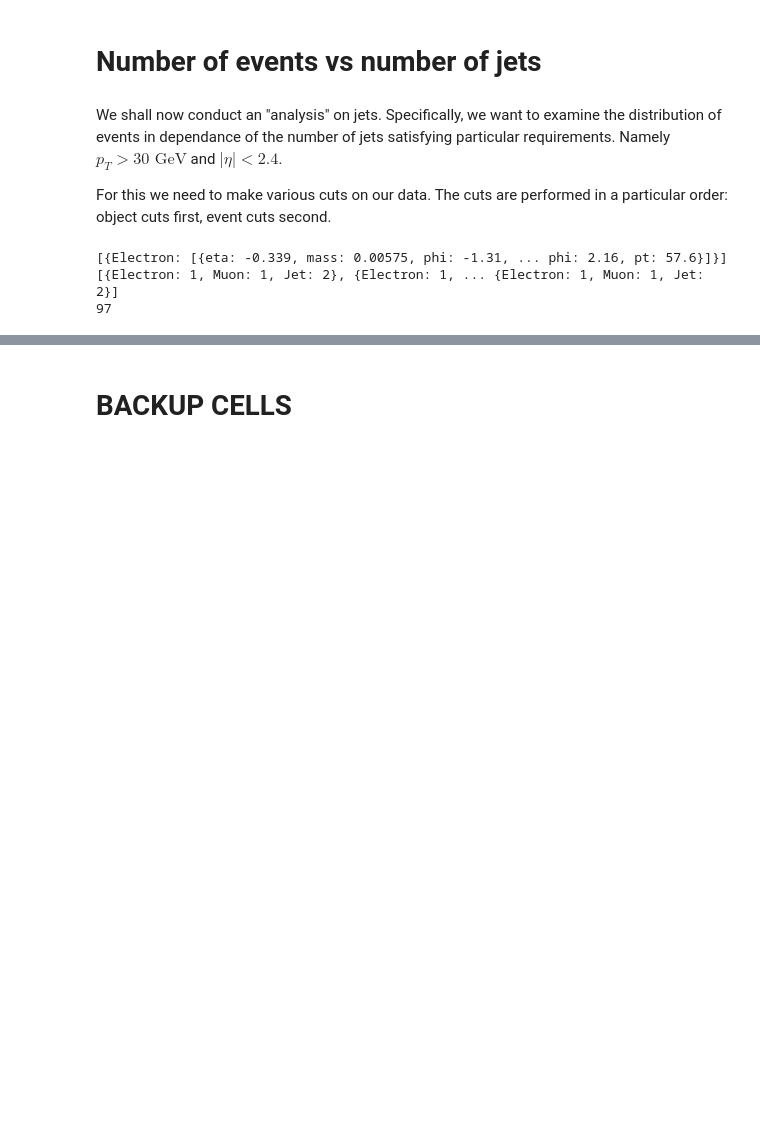
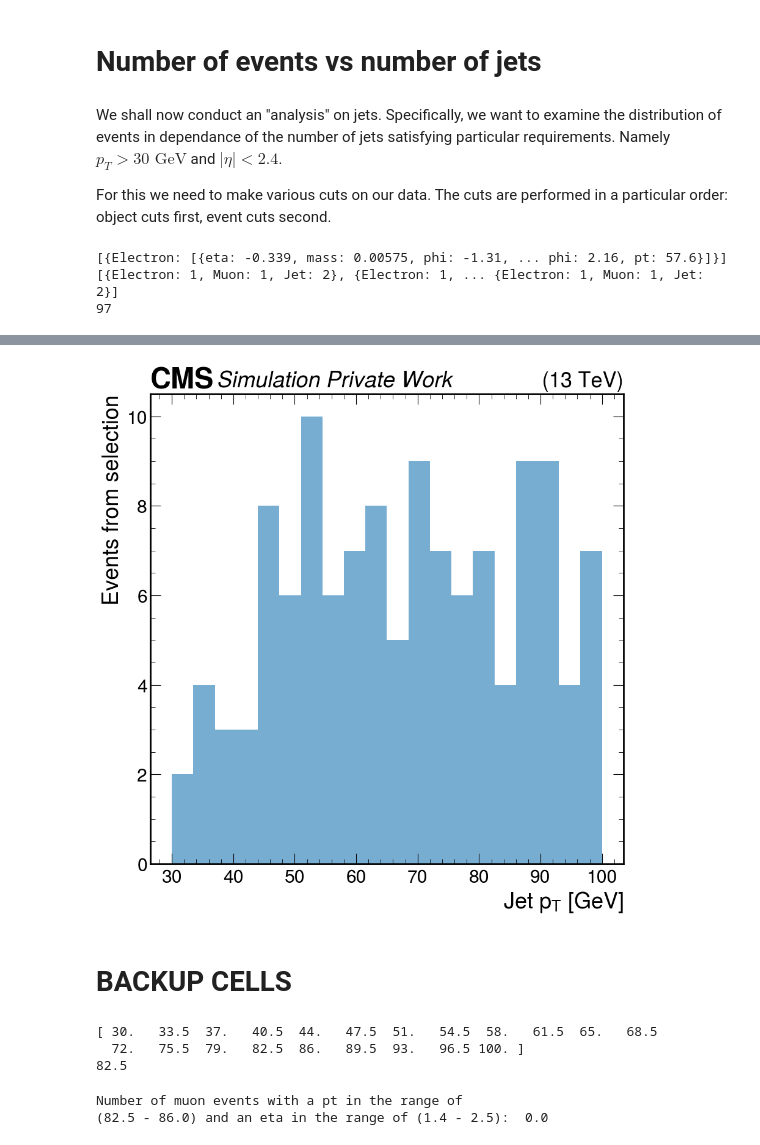
Before and after one commit to ArtMk/lhc-ml, a Jupyter notebook: uproot_awkward_intro.ipynb, the cells around one changed output, grey strips where cells are left out. Saved outputs shown, nothing was run; the diff lists cells and outputs as text; code cells hidden in the pictures; blank space fills up the shorter version.

```diff
--- a/uproot_awkward_intro.ipynb
+++ b/uproot_awkward_intro.ipynb
@@ -252,2 +303,64 @@ for i in range(len(result)):
+# %%
+# make the same plot using the CMS style
+
+plt.style.use(mplhep.style.CMS)
+
+selection_hist_plot.plot1d(
+    overlay = "object_type",
+    histtype = "fill",
+    stack = True,
+    alpha = 0.6,
+    edgecolor = (0, 0, 0, 0.3),
+    label = "jets"
+)
+
+plt.ylabel("Events from selection")
+
+# plt.legend()
+
+# add CMS labels
+lumi = mplhep.cms.label(label="Private Work")
+# %% [output]
+[figure, added]
 # %% [markdown]
 # BACKUP CELLS
+# %%
+reg = np.linspace(30, 100, 21)
+var = np.array([-2.5, -1.4, 0, 1.4, 2.5])
+
+print(reg)
+print(reg[15])
+# %% [output]
+[ 30.   33.5  37.   40.5  44.   47.5  51.   54.5  58.   61.5  65.   68.5
+  72.   75.5  79.   82.5  86.   89.5  93.   96.5 100. ]
+82.5
+# %%
+lepton_kinematics = (
+    hist.Hist.new
+    .StrCat(["electron", "jet"], name="flavor", label="Lepton flavor")
+    .Reg(20, 30, 100, name="pt", label="$p_{T}$") # histogram with regular sized bins (20 bins, starting pt 30 ending pt 100)
+    .Var([-2.5, -1.4, 0, 1.4, 2.5], name="eta", label="$\eta$") # histogram with variable sized bins (predifined bins [])
+    .Double()
+)
+
+# Pass keyword arguments to fill, all arrays must be flat numpy arrays
+# User is responsible for ensuring all arrays have same jagged structure!
+lepton_kinematics.fill(
+    flavor="electron",
+    pt=ak.flatten(result[0].Electron.pt),
+    eta=ak.flatten(result[0].Electron.eta),
+)
+lepton_kinematics.fill(
+    flavor="jet",
+    pt=ak.flatten(result[0].Jet.pt),
+    eta=ak.flatten(result[0].Jet.eta),
+)
+
+print(f"Number of muon events with a pt in the range of")
+print(f"({reg[15]:.1f} - {reg[16]:.1f}) and an eta in the range of ({var[3]:.1f} - {var[4]:.1f}): ", lepton_kinematics["jet", 15, 3])
+# first index speficies the particle type
+# second index specifies the pt bin
+# third index speciies the eta bin
+# %% [output]
+Number of muon events with a pt in the range of
+(82.5 - 86.0) and an eta in the range of (1.4 - 2.5):  0.0
```
Also changed, not shown: parts of 6 cells of this notebook.
